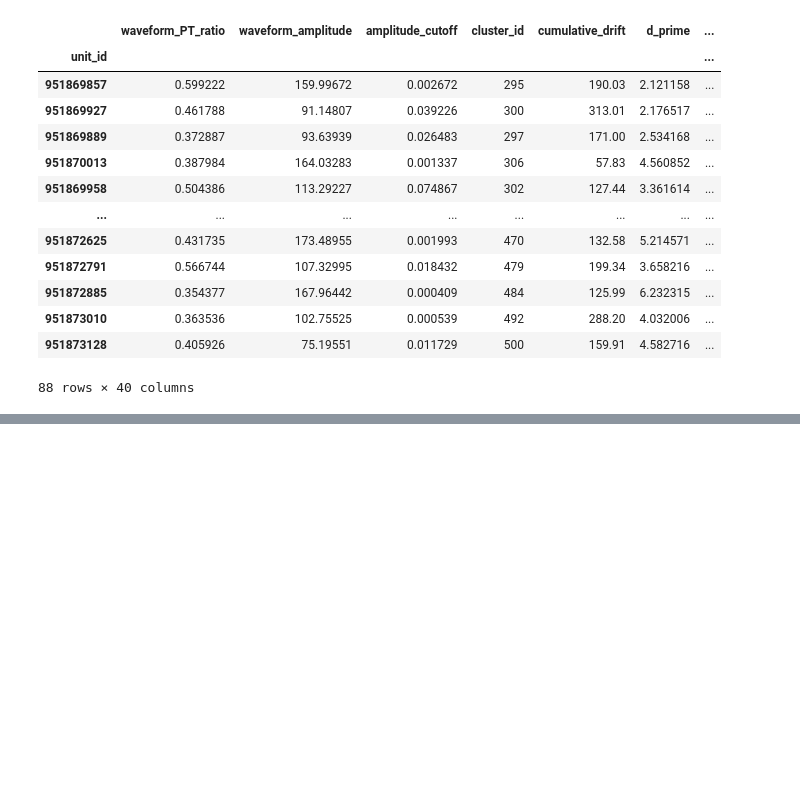
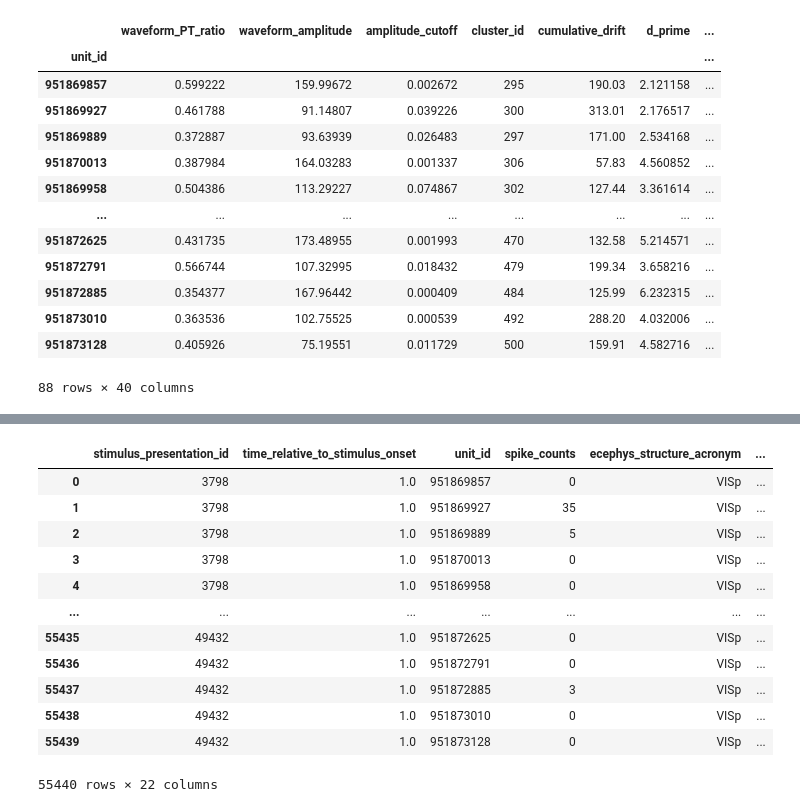
Before and after one commit to trt005/DSC180A-Quarter-1-project, a Jupyter notebook: Assignment-1.ipynb, the cells around one changed output, grey strips where cells are left out. Drawn from its saved outputs; the diff is of its cells as text; code cells hidden in the pictures; blank space fills up the shorter version.

```diff
--- a/Assignment-1.ipynb
+++ b/Assignment-1.ipynb
@@ -95,0 +124,30 @@ session_unit1
+# %%
+#adding the acronyms for Visp
+
+spike_df1 = spike_counts1.to_dataframe().reset_index()
+
+spike_df1 = spike_df1.merge(
+    session_unit1[['ecephys_structure_acronym']],
+    left_on='unit_id',
+    right_index=True
+)
+
+spike_df1 = pd.merge(spike_df1, drifting_table1, left_on="stimulus_presentation_id", right_index=True)
+
+spike_df1['firing_rate_hz'] = spike_df1['spike_counts'] / (spike_df1["stop_time"] - spike_df1["start_time"])
+
+spike_df1
+# %% [output]
+|  | stimulus_presentation_id | time_relative_to_stimulus_onset | unit_id | spike_counts | ecephys_structure_acronym | ... |
+| 0 | 3798 | 1.0 | 951869857 | 0 | VISp | ... |
+| 1 | 3798 | 1.0 | 951869927 | 35 | VISp | ... |
+| 2 | 3798 | 1.0 | 951869889 | 5 | VISp | ... |
+| 3 | 3798 | 1.0 | 951870013 | 0 | VISp | ... |
+| 4 | 3798 | 1.0 | 951869958 | 0 | VISp | ... |
+| ... | ... | ... | ... | ... | ... | ... |
+| 55435 | 49432 | 1.0 | 951872625 | 0 | VISp | ... |
+| 55436 | 49432 | 1.0 | 951872791 | 0 | VISp | ... |
+| 55437 | 49432 | 1.0 | 951872885 | 3 | VISp | ... |
+| 55438 | 49432 | 1.0 | 951873010 | 0 | VISp | ... |
+| 55439 | 49432 | 1.0 | 951873128 | 0 | VISp | ... |
+55440 rows × 22 columns
```
Also changed, not shown: parts of 5 cells of this notebook.
